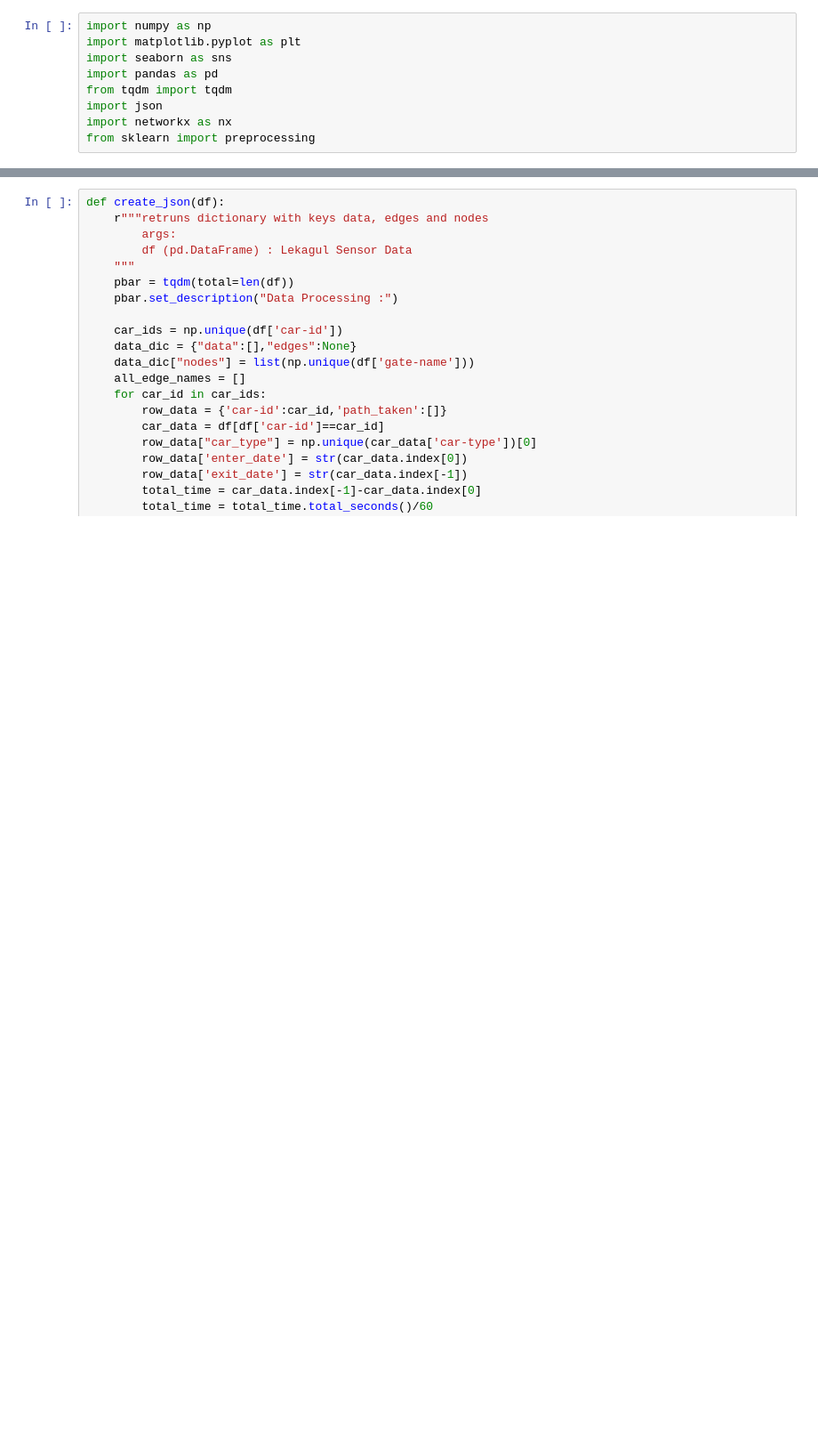
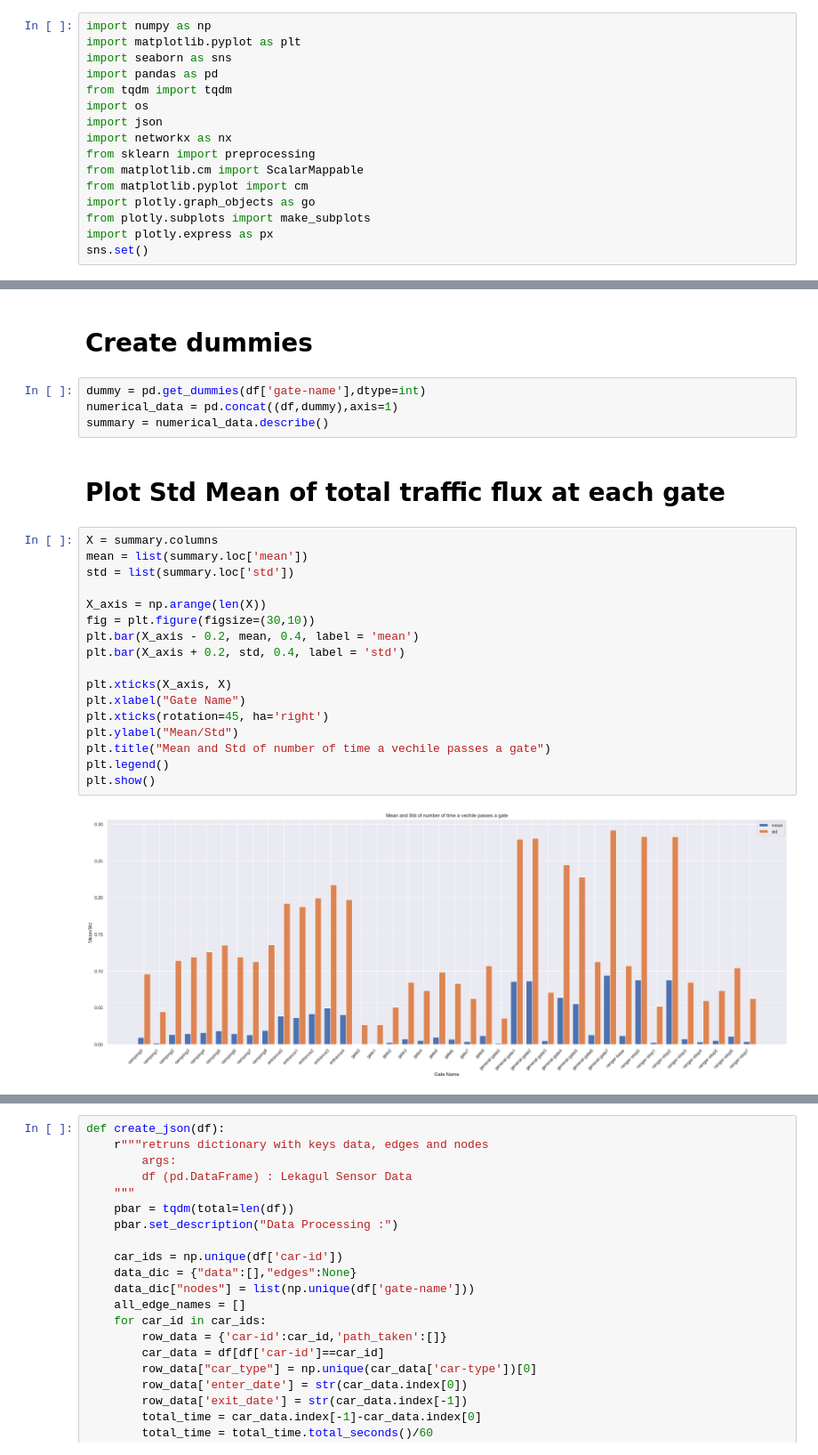
Before and after one commit to Visual-Analytics-2024/VA-Project, a Jupyter notebook: Python/Notebooks/basic data cleaning and visualizing.ipynb, the cells around one changed output, grey strips where cells are left out. Shown at 89% size. Saved outputs shown, nothing was run; the diff lists cells and outputs as text; blank space fills up the shorter version.

Commit message:
fixed code and added headings till trafic flux bubble chart

```diff
--- a/Python/Notebooks/basic data cleaning and visualizing.ipynb
+++ b/Python/Notebooks/basic data cleaning and visualizing.ipynb
@@ -4,6 +4,13 @@ import matplotlib.pyplot as plt
 import seaborn as sns
 import pandas as pd
 from tqdm import tqdm
+import os
 import json
 import networkx as nx
 from sklearn import preprocessing
+from matplotlib.cm import ScalarMappable
+from matplotlib.pyplot import cm
+import plotly.graph_objects as go
+from plotly.subplots import make_subplots
+import plotly.express as px
+sns.set()
@@ -11,0 +27,27 @@ import os
+# %% [markdown]
+# Create dummies
+# %%
+dummy = pd.get_dummies(df['gate-name'],dtype=int)
+numerical_data = pd.concat((df,dummy),axis=1)
+summary = numerical_data.describe()
+# %% [markdown]
+# Plot Std Mean of total traffic flux at each gate
+# %%
+X = summary.columns
+mean = list(summary.loc['mean'])
+std = list(summary.loc['std'])
+
+X_axis = np.arange(len(X))
+fig = plt.figure(figsize=(30,10))
+plt.bar(X_axis - 0.2, mean, 0.4, label = 'mean')
+plt.bar(X_axis + 0.2, std, 0.4, label = 'std')
+
+plt.xticks(X_axis, X)
+plt.xlabel("Gate Name")
+plt.xticks(rotation=45, ha='right')
+plt.ylabel("Mean/Std")
+plt.title("Mean and Std of number of time a vechile passes a gate")
+plt.legend()
+plt.show()
+# %% [output]
+[figure, added]
```
Also changed, not shown: parts of 46 cells of this notebook, 8 other files.
